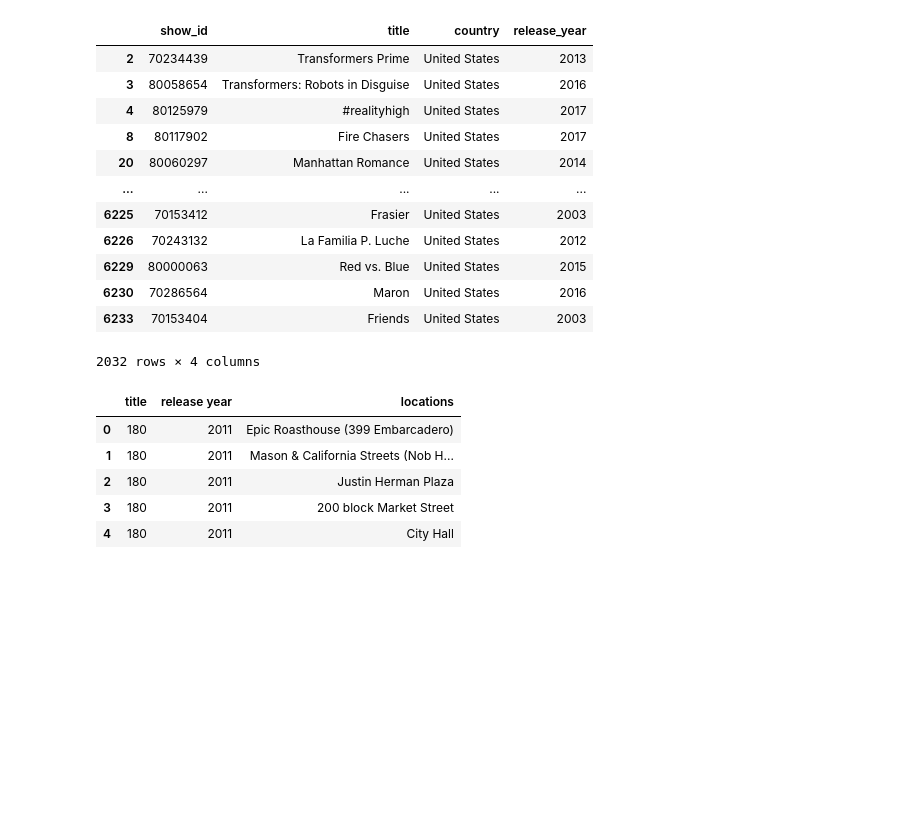
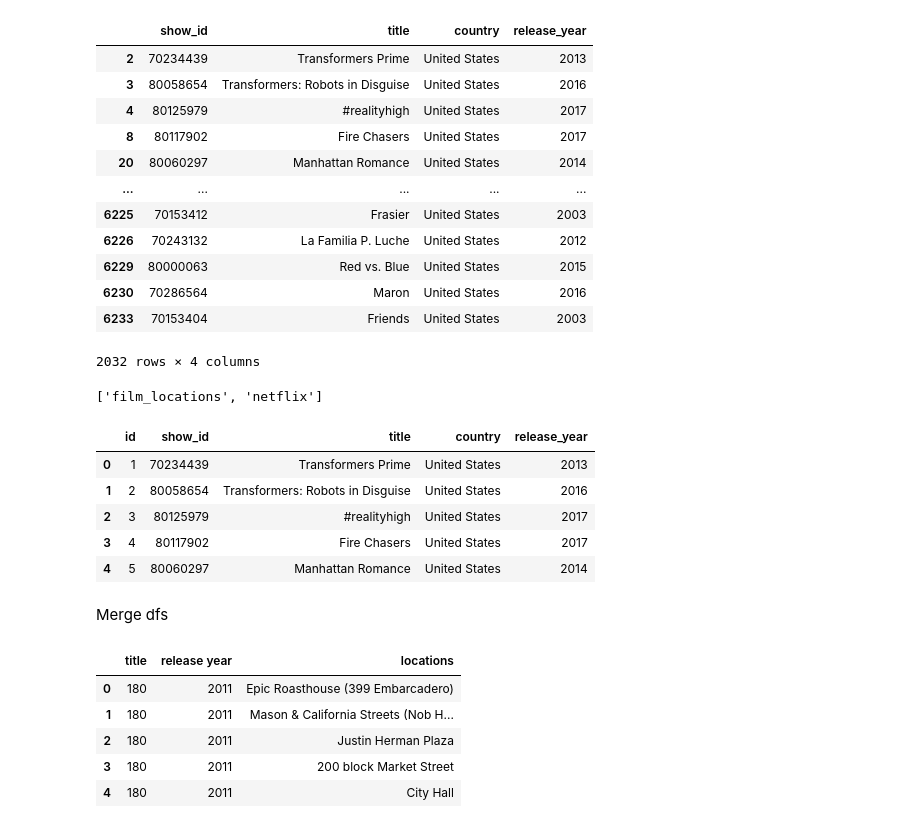
Before and after one commit to Anumala89/ETL-project, a Jupyter notebook: ETL_project.ipynb, the cells around one changed output. Drawn from its saved outputs; the diff is of its cells as text; code cells hidden in the pictures; blank space fills up the shorter version.

```diff
--- a/ETL_project.ipynb
+++ b/ETL_project.ipynb
@@ -81,3 +83,10 @@ netflix_df
 | 6230 | 70286564 | Maron | United States | 2016 |
 | 6233 | 70153404 | Friends | United States | 2003 |
 2032 rows × 4 columns
+# %%
+rds_connection_string = f"{username}:{password}@localhost:5432/movies_db"
+engine = create_engine(f'postgresql://{rds_connection_string}')
+# %%
+engine.table_names()
+# %% [output]
+['film_locations', 'netflix']
@@ -84,3 +95,14 @@ netflix_df
+# %%
+pd.read_sql_query('select * from netflix', con=engine).head()
+# %% [output]
+|  | id | show_id | title | country | release_year |
+| 0 | 1 | 70234439 | Transformers Prime | United States | 2013 |
+| 1 | 2 | 80058654 | Transformers: Robots in Disguise | United States | 2016 |
+| 2 | 3 | 80125979 | #realityhigh | United States | 2017 |
+| 3 | 4 | 80117902 | Fire Chasers | United States | 2017 |
+| 4 | 5 | 80060297 | Manhattan Romance | United States | 2014 |
+# %% [markdown]
+Merge dfs
 # %%
 film_locations_df2 =film_locations_df.rename(columns={'Title': 'title', 'Release Year': 'release year', 'Locations': 'locations'})
 film_locations_df2.head()
```
Also changed, not shown: parts of 2 cells of this notebook, 1 other file.
